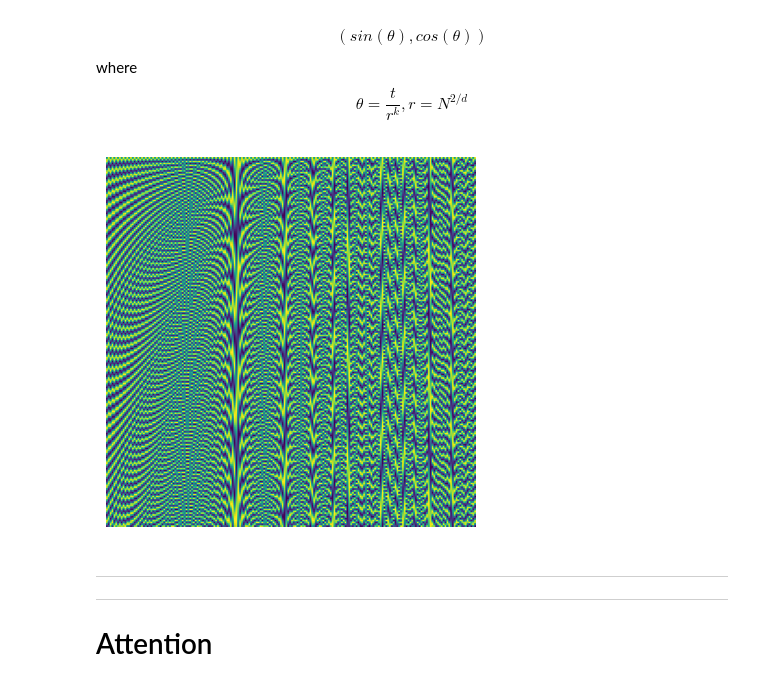
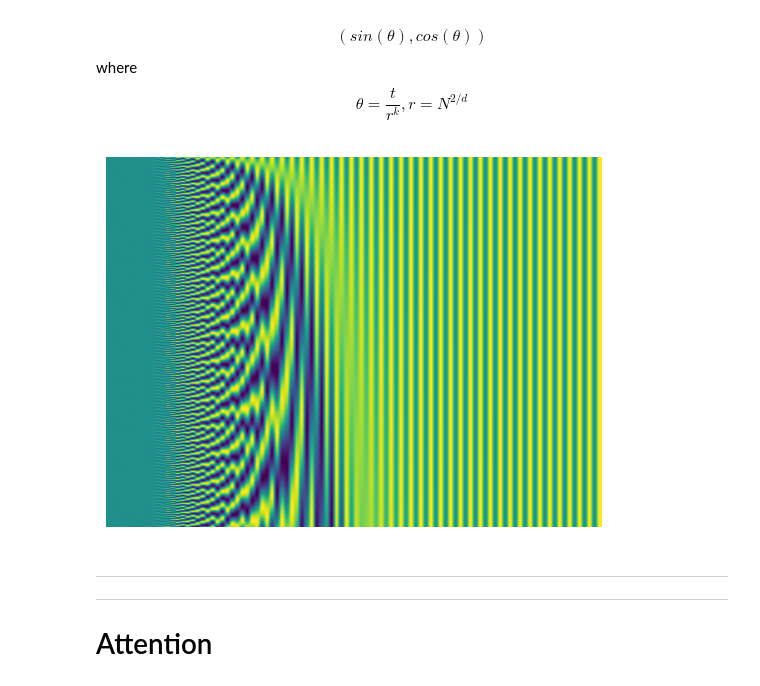
Before and after one commit to Massimo-Horvath/LLM-DeepLearning, a Jupyter notebook: LLM_Horvath_Folly-Dogba.ipynb, the cells around one changed output. Saved outputs shown, nothing was run; the diff lists cells and outputs as text; code cells hidden in the pictures.

Commit message:
Maj Positional encoding

```diff
--- a/LLM_Horvath_Folly-Dogba.ipynb
+++ b/LLM_Horvath_Folly-Dogba.ipynb
@@ -219,32 +219,29 @@ $$(sin(\theta), cos(\theta)) $$
 where
 $$\theta = \frac{t}{r^k},r = N^{2/d} $$
 # %%
-class PositionalEncoding(nn.Module):
+class PositionalEncoding(torch.nn.Module):
     """ This class is used to add positional encoding to the input embeddings. """
-    def __init__(self, d_model, max_len=5000):
+    def __init__(self, embedding_dim, max_len=5000):
         super(PositionalEncoding, self).__init__()
-        self.encoding = torch.zeros(max_len, d_model)
-        position = torch.arange(0, max_len).unsqueeze(1).float()
 
-        r = max_len**(2/d_model) * torch.ones(d_model)
-        div_term = torch.pow(r, torch.floor(torch.arange(0,d_model)/2))
+        position = torch.arange(0, max_len).unsqueeze(1)
+        div_term = torch.pow(max_len ** (2/embedding_dim),-torch.arange(0, embedding_dim, 2))
 
-        self.encoding[:, 0::2] = torch.sin(position * div_term[0::2])
-        self.encoding[:, 1::2] = torch.cos(position * div_term[1::2])
-        self.encoding = self.encoding.unsqueeze(0)
+        pe = torch.zeros(max_len, embedding_dim)
+        pe[:, 0::2] = torch.sin(position * div_term)
+        pe[:, 1::2] = torch.cos(position * div_term)
 
+        self.register_buffer('pe', pe.unsqueeze(0)) # add the batch dimension
     def forward(self, x):
-        return x + self.encoding[:, :x.size(1)].detach()
+        return self.pe[:, :x.size(1), :]
 # %%
-P = PositionalEncoding(200, max_len=200)
-x = torch.zeros(1,200, 200)
-x = P(x)
+P = PositionalEncoding(100, max_len=10000)
 
 plt.axis('off')
-plt.imshow(P.encoding.squeeze(0))
+plt.imshow(P.pe.squeeze(0), aspect='auto')
 plt.show()
 # %% [output]
-[figure, old version]
+[figure, new version]
 # %% [markdown]
 ---
 ---
```
Also changed, not shown: parts of 1 cell of this notebook.
